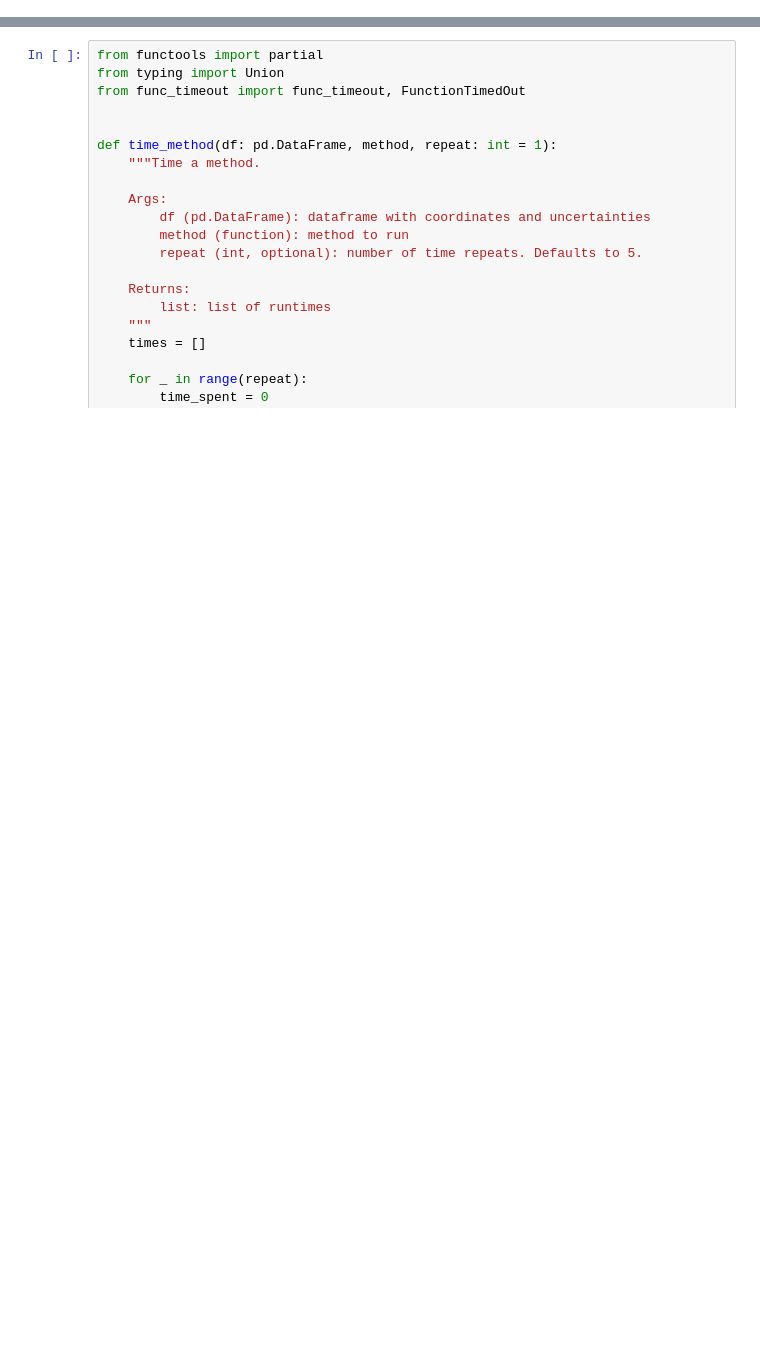
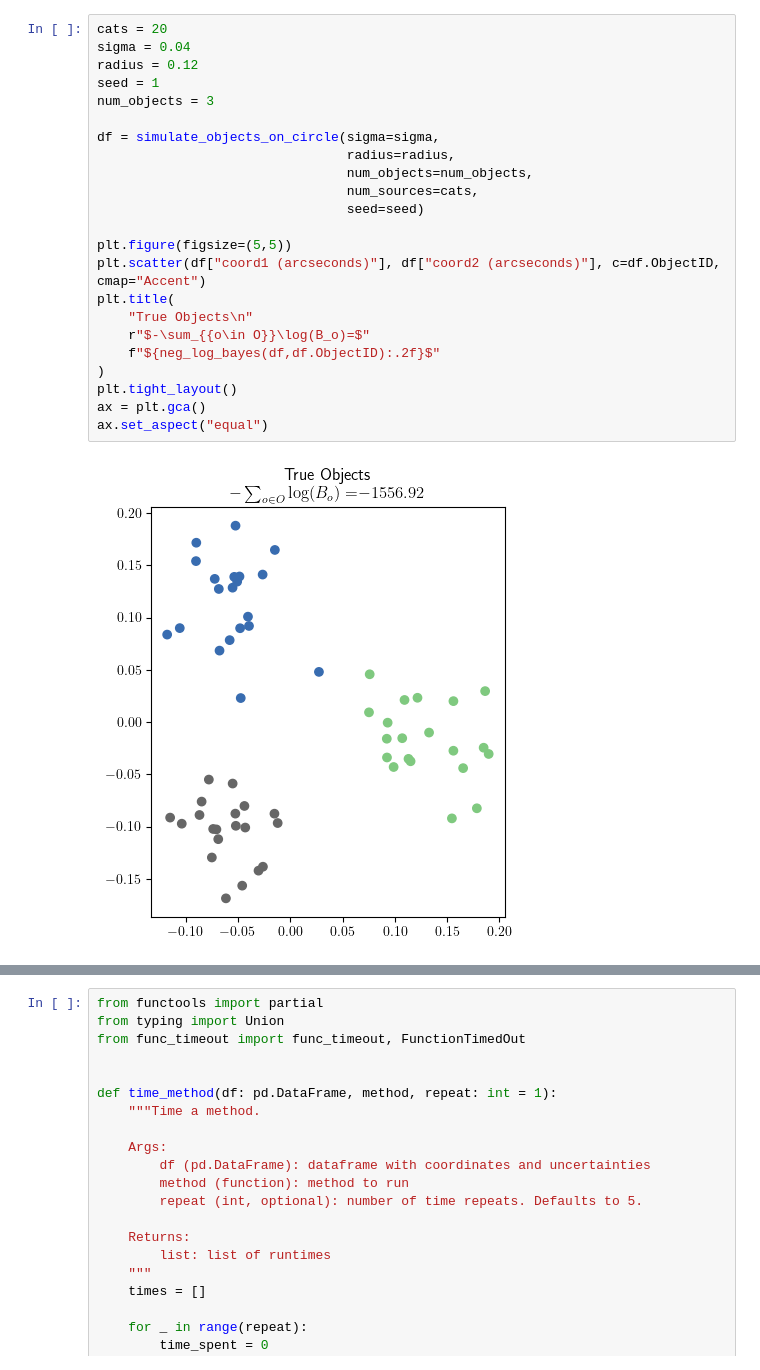
Before and after one commit to jacobf18/astronomical-matching, a Jupyter notebook: benchmark.ipynb, the cells around one changed output, grey strips where cells are left out. Drawn from its saved outputs; the diff is of its cells as text; blank space fills up the shorter version.

```diff
--- a/benchmark.ipynb
+++ b/benchmark.ipynb
@@ -24,3 +24,28 @@ ImportError: cannot import name 'stirling2' from 'astronomical_matching.utils' (
+# %%
+cats = 20
+sigma = 0.04
+radius = 0.12
+seed = 1
+num_objects = 3
+
+df = simulate_objects_on_circle(sigma=sigma,
+                                radius=radius,
+                                num_objects=num_objects,
+                                num_sources=cats,
+                                seed=seed)
+
+plt.figure(figsize=(5,5))
+plt.scatter(df["coord1 (arcseconds)"], df["coord2 (arcseconds)"], c=df.ObjectID, cmap="Accent")
+plt.title(
+    "True Objects\n"
+    r"$-\sum_{{o\in O}}\log(B_o)=$"
+    f"${neg_log_bayes(df,df.ObjectID):.2f}$"
+)
+plt.tight_layout()
+ax = plt.gca()
+ax.set_aspect("equal")
+# %% [output]
+[figure, added]
 # %%
 cats = 30
 sigma1 = 0.04
```
Also changed, not shown: parts of 10 cells of this notebook, 2 other files.
